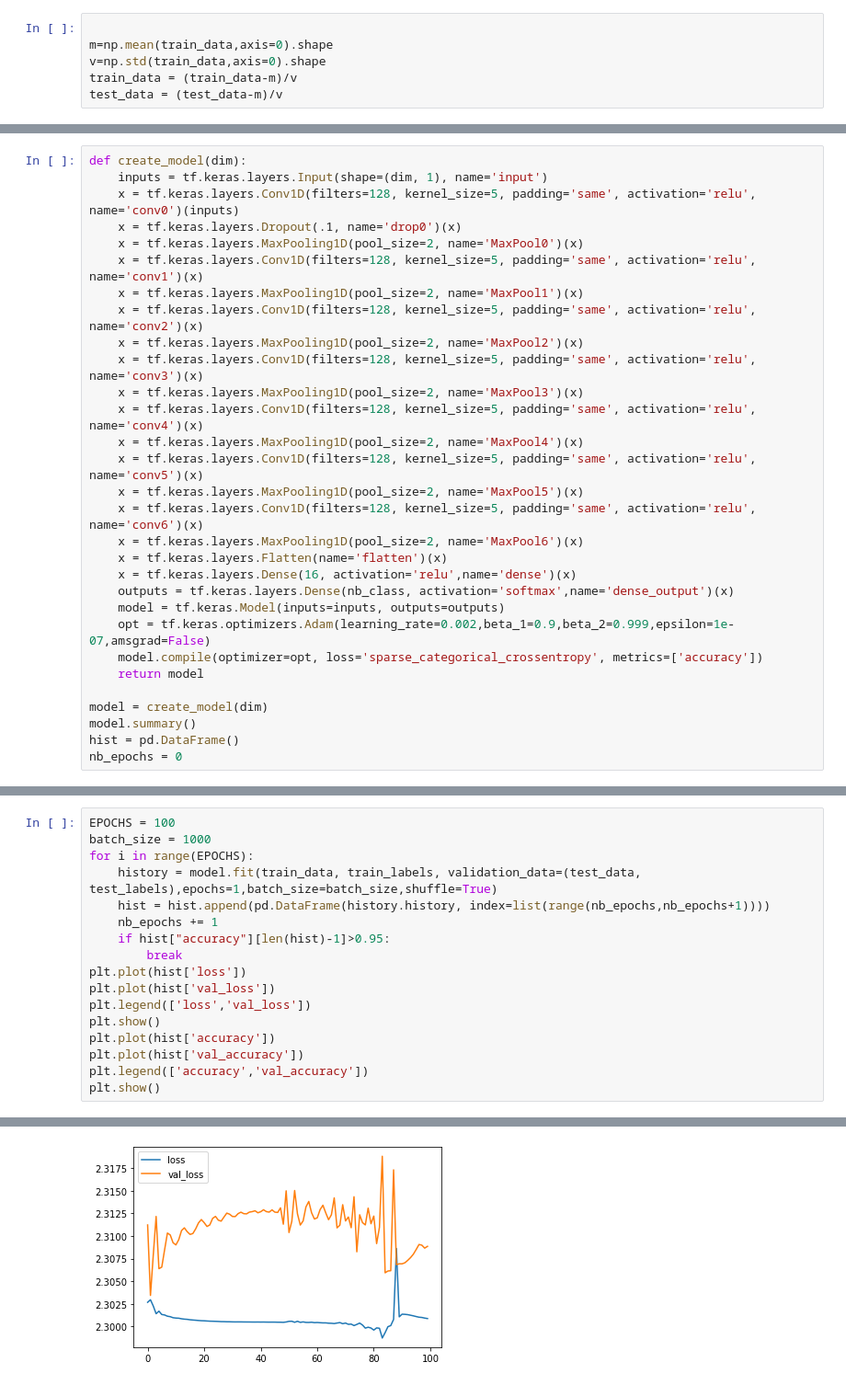
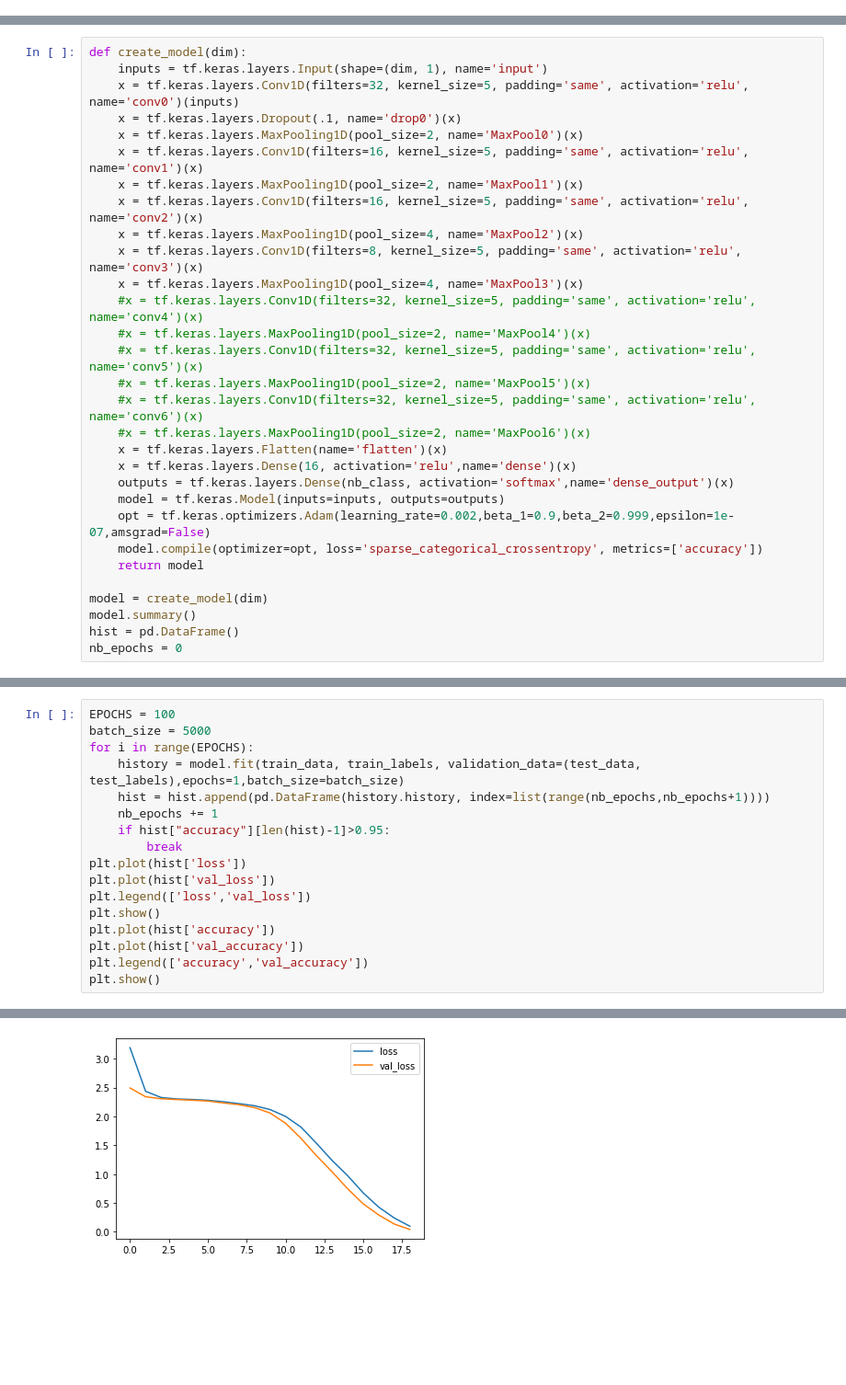
Before and after one commit to velkouby/MachineLearningDemo, a Jupyter notebook: CNN Test GPU.ipynb, the cells around one changed output, grey strips where cells are left out. Shown: that part at 92% size. Drawn from its saved outputs; the diff is of its cells as text; blank space fills up the shorter version.

```diff
--- a/CNN Test GPU.ipynb
+++ b/CNN Test GPU.ipynb
@@ -117,6 +226,0 @@ print(test_data.shape)
-# %%
-
-m=np.mean(train_data,axis=0).shape
-v=np.std(train_data,axis=0).shape
-train_data = (train_data-m)/v
-test_data = (test_data-m)/v
@@ -123,21 +229,21 @@ test_data = (test_data-m)/v
 # %%
 def create_model(dim):
     inputs = tf.keras.layers.Input(shape=(dim, 1), name='input')
-    x = tf.keras.layers.Conv1D(filters=128, kernel_size=5, padding='same', activation='relu', name='conv0')(inputs)
+    x = tf.keras.layers.Conv1D(filters=32, kernel_size=5, padding='same', activation='relu', name='conv0')(inputs)
     x = tf.keras.layers.Dropout(.1, name='drop0')(x)
     x = tf.keras.layers.MaxPooling1D(pool_size=2, name='MaxPool0')(x)
-    x = tf.keras.layers.Conv1D(filters=128, kernel_size=5, padding='same', activation='relu', name='conv1')(x)
+    x = tf.keras.layers.Conv1D(filters=16, kernel_size=5, padding='same', activation='relu', name='conv1')(x)
     x = tf.keras.layers.MaxPooling1D(pool_size=2, name='MaxPool1')(x)
-    x = tf.keras.layers.Conv1D(filters=128, kernel_size=5, padding='same', activation='relu', name='conv2')(x)
-    x = tf.keras.layers.MaxPooling1D(pool_size=2, name='MaxPool2')(x)
-    x = tf.keras.layers.Conv1D(filters=128, kernel_size=5, padding='same', activation='relu', name='conv3')(x)
-    x = tf.keras.layers.MaxPooling1D(pool_size=2, name='MaxPool3')(x)
-    x = tf.keras.layers.Conv1D(filters=128, kernel_size=5, padding='same', activation='relu', name='conv4')(x)
-    x = tf.keras.layers.MaxPooling1D(pool_size=2, name='MaxPool4')(x)
-    x = tf.keras.layers.Conv1D(filters=128, kernel_size=5, padding='same', activation='relu', name='conv5')(x)
-    x = tf.keras.layers.MaxPooling1D(pool_size=2, name='MaxPool5')(x)
-    x = tf.keras.layers.Conv1D(filters=128, kernel_size=5, padding='same', activation='relu', name='conv6')(x)
-    x = tf.keras.layers.MaxPooling1D(pool_size=2, name='MaxPool6')(x)
+    x = tf.keras.layers.Conv1D(filters=16, kernel_size=5, padding='same', activation='relu', name='conv2')(x)
+    x = tf.keras.layers.MaxPooling1D(pool_size=4, name='MaxPool2')(x)
+    x = tf.keras.layers.Conv1D(filters=8, kernel_size=5, padding='same', activation='relu', name='conv3')(x)
+    x = tf.keras.layers.MaxPooling1D(pool_size=4, name='MaxPool3')(x)
+    #x = tf.keras.layers.Conv1D(filters=32, kernel_size=5, padding='same', activation='relu', name='conv4')(x)
+    #x = tf.keras.layers.MaxPooling1D(pool_size=2, name='MaxPool4')(x)
+    #x = tf.keras.layers.Conv1D(filters=32, kernel_size=5, padding='same', activation='relu', name='conv5')(x)
+    #x = tf.keras.layers.MaxPooling1D(pool_size=2, name='MaxPool5')(x)
+    #x = tf.keras.layers.Conv1D(filters=32, kernel_size=5, padding='same', activation='relu', name='conv6')(x)
+    #x = tf.keras.layers.MaxPooling1D(pool_size=2, name='MaxPool6')(x)
     x = tf.keras.layers.Flatten(name='flatten')(x)
     x = tf.keras.layers.Dense(16, activation='relu',name='dense')(x)
     outputs = tf.keras.layers.Dense(nb_class, activation='softmax',name='dense_output')(x)
@@ -171,8 +279,8 @@ _________________________________________________________________
 # %%
 EPOCHS = 100
-batch_size = 1000
+batch_size = 5000
 for i in range(EPOCHS):
-    history = model.fit(train_data, train_labels, validation_data=(test_data, test_labels),epochs=1,batch_size=batch_size,shuffle=True)
+    history = model.fit(train_data, train_labels, validation_data=(test_data, test_labels),epochs=1,batch_size=batch_size)
     hist = hist.append(pd.DataFrame(history.history, index=list(range(nb_epochs,nb_epochs+1))))
     nb_epochs += 1
     if hist["accuracy"][len(hist)-1]>0.95:
@@ -206 +316 @@ plt.show()
-[figure, old version]
+[figure, new version]
```
Also changed, not shown: parts of 15 cells of this notebook.
